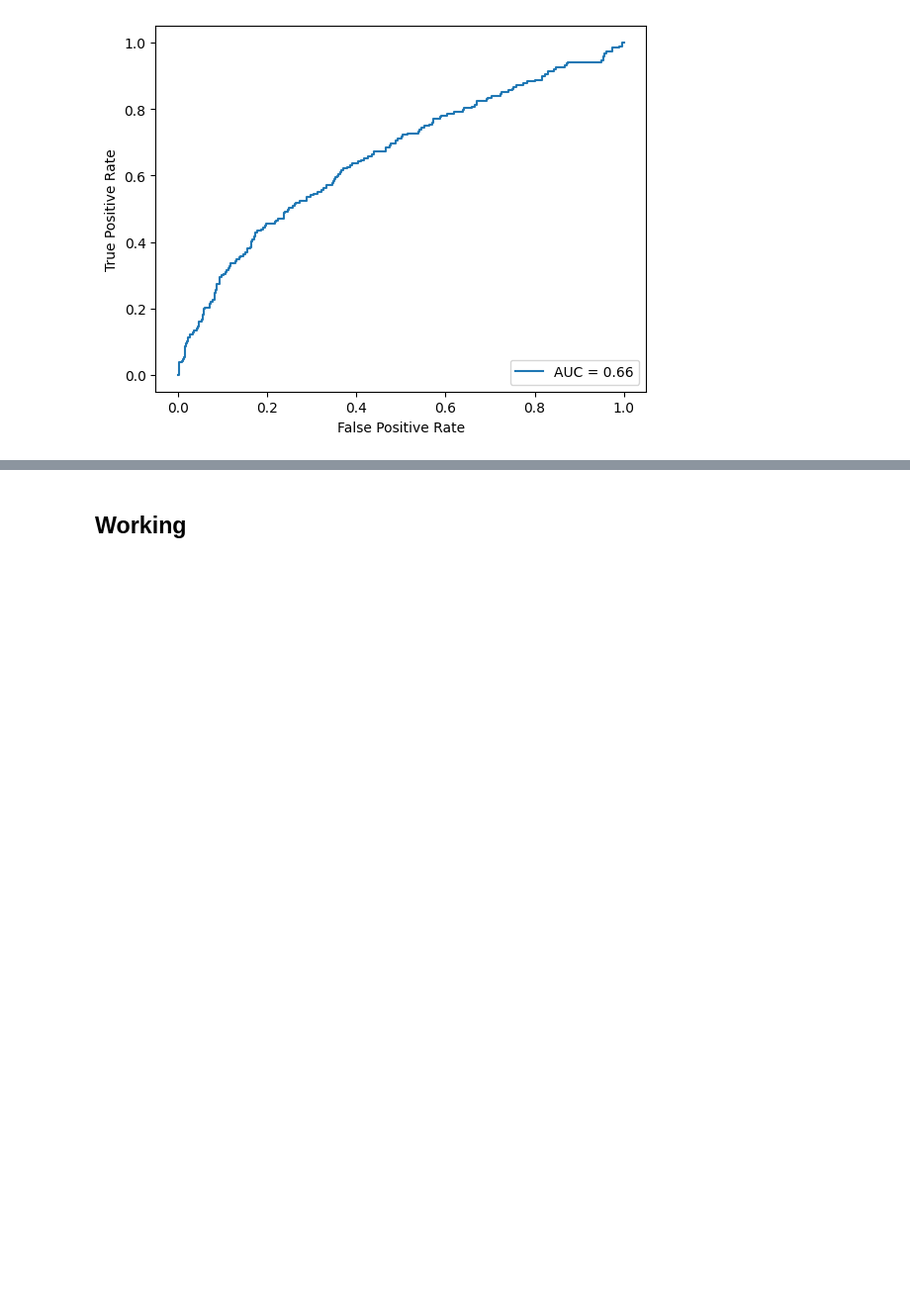
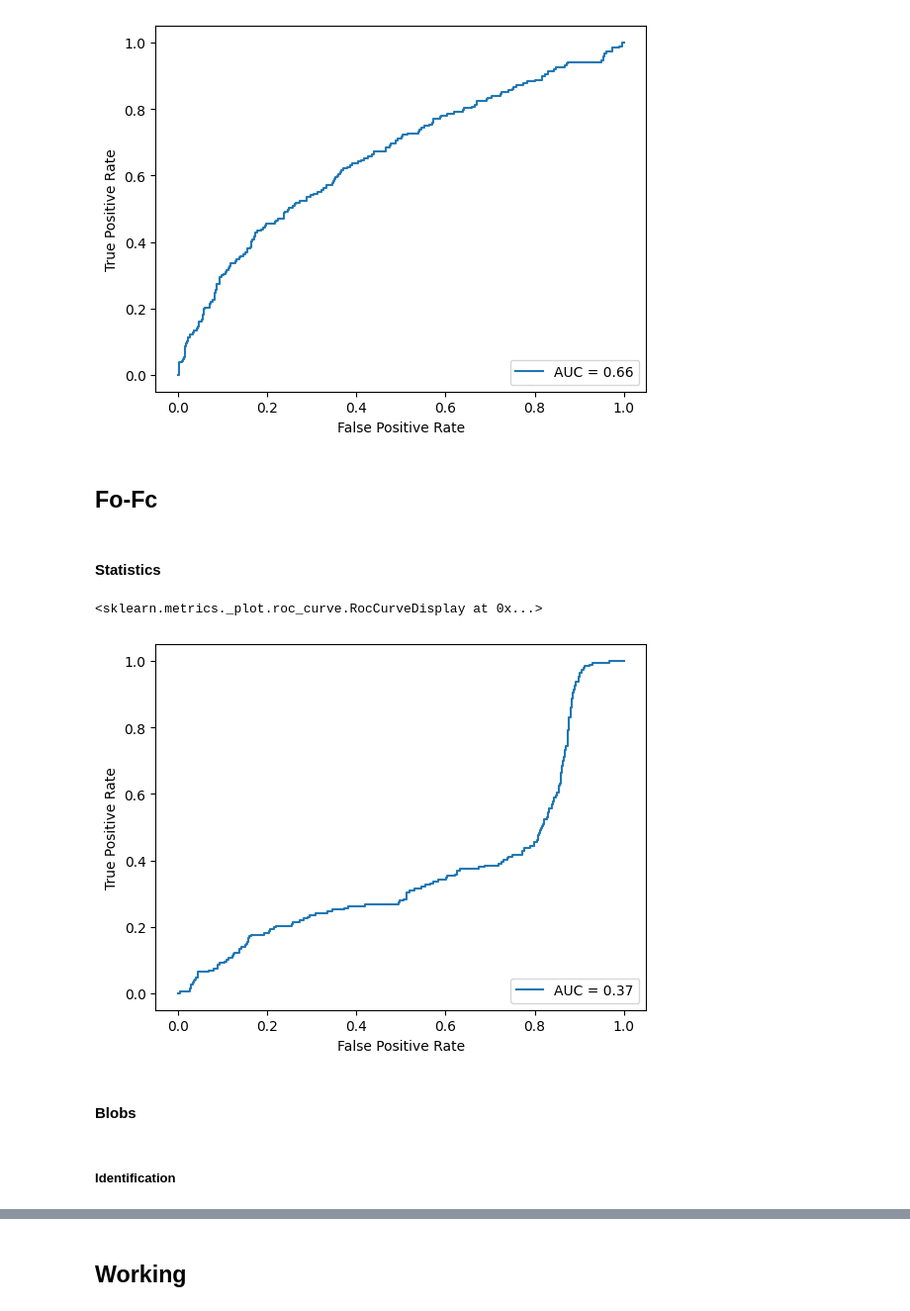
Before and after one commit to Hekstra-Lab/valdo, a Jupyter notebook: diff-map.ipynb, the cells around one changed output, grey strips where cells are left out. Shown at 99% size. Cells and saved outputs as stored; diff of their text form; code cells hidden in the pictures; blank space fills up the shorter version.

```diff
--- a/diff-map.ipynb
+++ b/diff-map.ipynb
@@ -889,3 +944,23 @@ display.plot()
 # %% [output]
 <sklearn.metrics._plot.roc_curve.RocCurveDisplay at 0x...>
 [figure]
+# %% [markdown]
+## Fo-Fc
+# %% [markdown]
+#### Statistics
+# %%
+fo_fc_stats_df = generate_diff_map_stats('../pandda_input_models_refined/', 'FOFCWT', 'PHFOFCWT')
+# %%
+fo_fc_stats_df = fo_fc_stats_df.dropna()
+# %%
+fpr, tpr, thresholds = metrics.roc_curve(fo_fc_stats_df["bound"], fo_fc_stats_df["kurtosis"], pos_label=1)
+roc_auc = metrics.auc(fpr, tpr)
+display = metrics.RocCurveDisplay(fpr=fpr, tpr=tpr, roc_auc=roc_auc)
+display.plot()
+# %% [output]
+<sklearn.metrics._plot.roc_curve.RocCurveDisplay at 0x...>
+[figure, added]
+# %% [markdown]
+#### Blobs
+# %% [markdown]
+##### Identification
```
Also changed, not shown: parts of 116 cells of this notebook, 3 other files.
